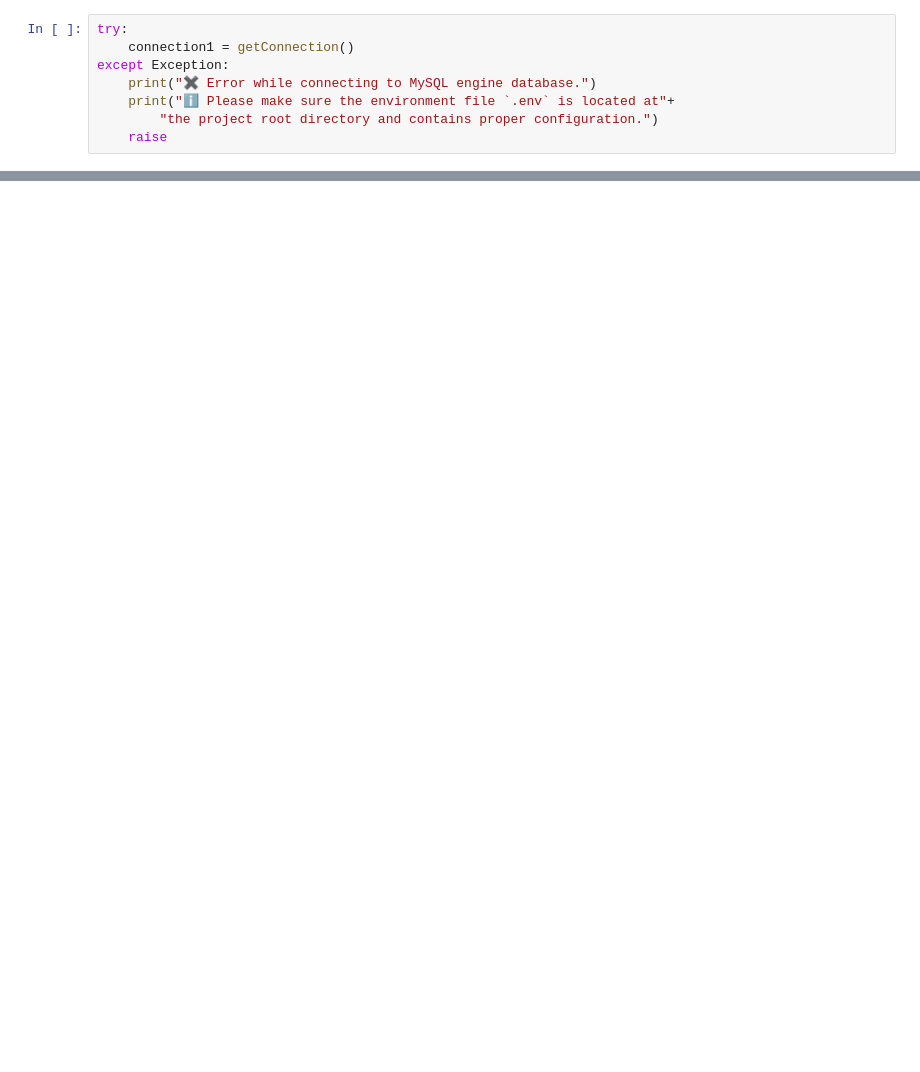
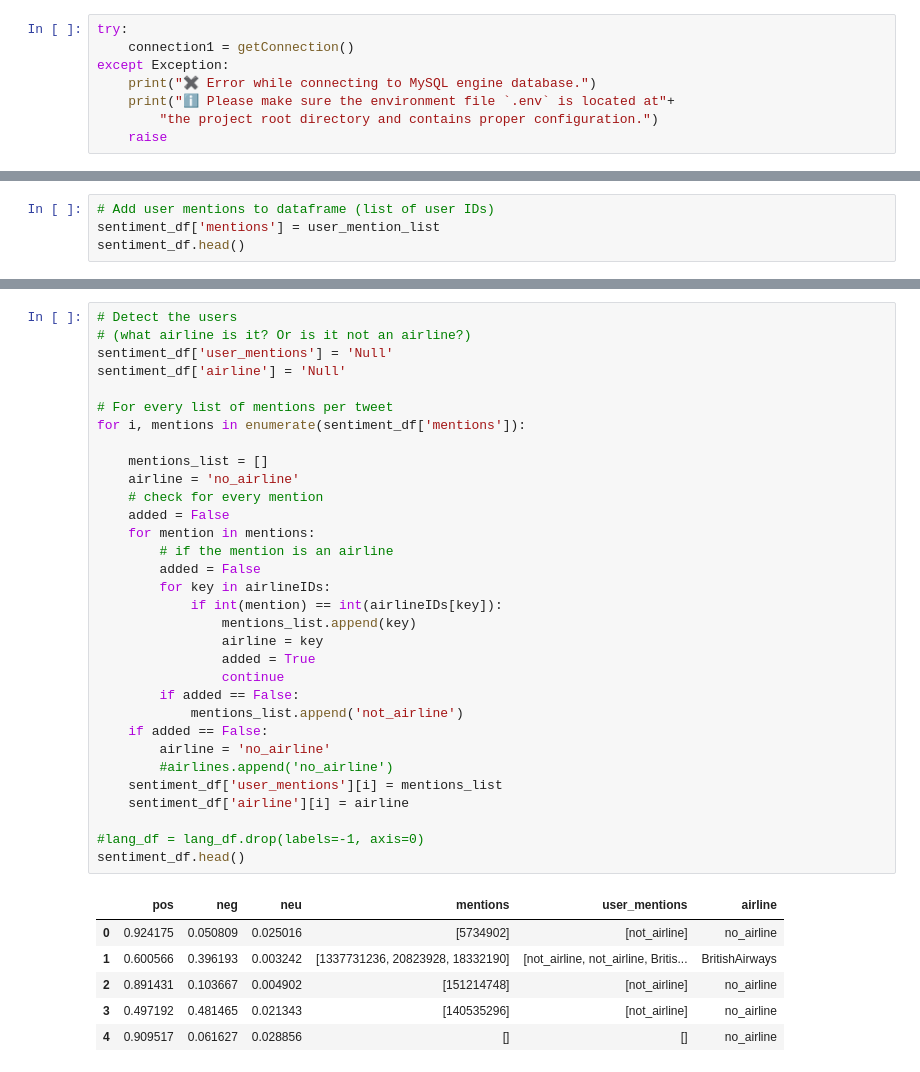
Before and after one commit to danamira/DBL-Data-Challenge, a Jupyter notebook: sentiment_analysis.ipynb, the cells around one changed output, grey strips where cells are left out. Drawn from its saved outputs; the diff is of its cells as text; blank space fills up the shorter version.

```diff
--- a/sentiment_analysis.ipynb
+++ b/sentiment_analysis.ipynb
@@ -184,0 +182,4 @@ Connection closed!
+# %%
+# Add user mentions to dataframe (list of user IDs)
+sentiment_df['mentions'] = user_mention_list
+sentiment_df.head()
@@ -184,0 +193,39 @@ Connection closed!
+# %%
+# Detect the users
+# (what airline is it? Or is it not an airline?)
+sentiment_df['user_mentions'] = 'Null'
+sentiment_df['airline'] = 'Null'
+
+# For every list of mentions per tweet
+for i, mentions in enumerate(sentiment_df['mentions']):
+
+    mentions_list = []
+    airline = 'no_airline'
+    # check for every mention
+    added = False
+    for mention in mentions:
+        # if the mention is an airline
+        added = False
+        for key in airlineIDs:
+            if int(mention) == int(airlineIDs[key]):
+                mentions_list.append(key)
+                airline = key
+                added = True
+                continue
+        if added == False:
+            mentions_list.append('not_airline')
+    if added == False:
+        airline = 'no_airline'
+        #airlines.append('no_airline')
+    sentiment_df['user_mentions'][i] = mentions_list
+    sentiment_df['airline'][i] = airline
+
+#lang_df = lang_df.drop(labels=-1, axis=0)
+sentiment_df.head()
+# %% [output]
+|  | pos | neg | neu | mentions | user_mentions | airline |
+| 0 | 0.924175 | 0.050809 | 0.025016 | [5734902] | [not_airline] | no_airline |
+| 1 | 0.600566 | 0.396193 | 0.003242 | [1337731236, 20823928, 18332190] | [not_airline, not_airline, Britis... | BritishAirways |
+| 2 | 0.891431 | 0.103667 | 0.004902 | [151214748] | [not_airline] | no_airline |
+| 3 | 0.497192 | 0.481465 | 0.021343 | [140535296] | [not_airline] | no_airline |
+| 4 | 0.909517 | 0.061627 | 0.028856 | [] | [] | no_airline |
```
Also changed, not shown: parts of 12 cells of this notebook.
